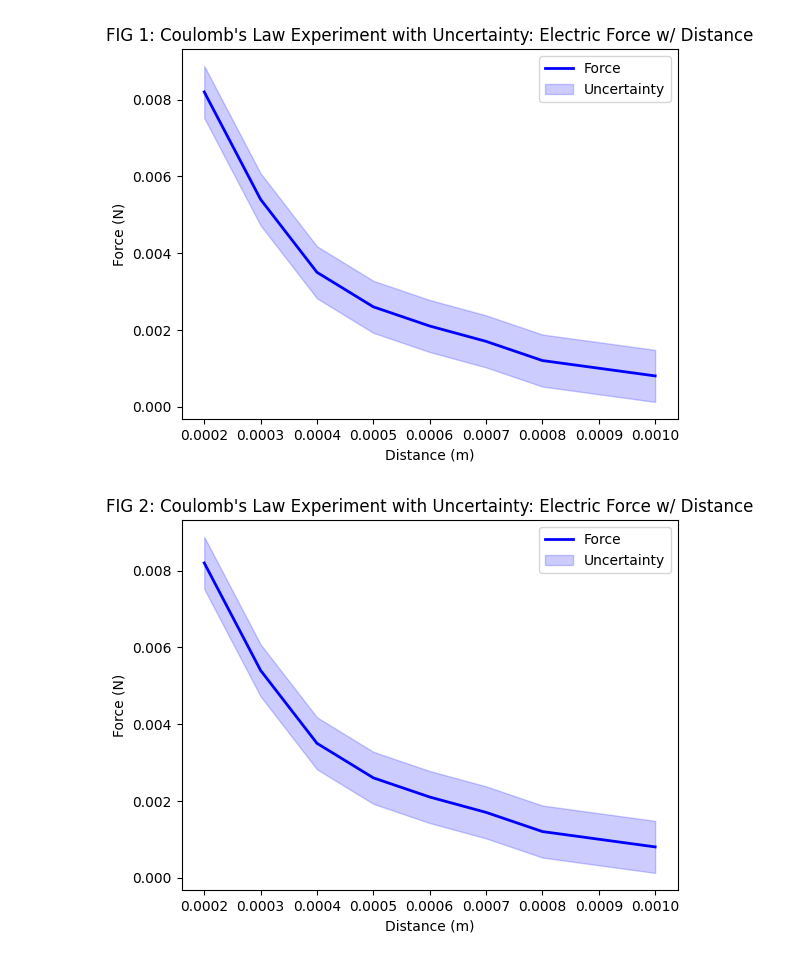
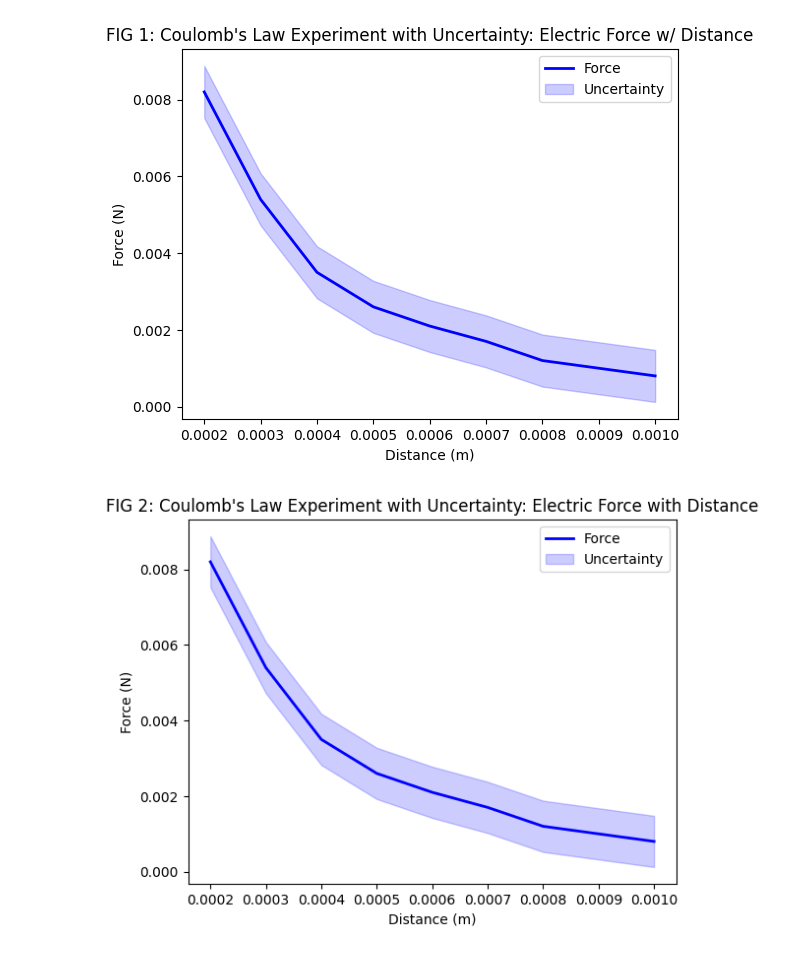
Before and after one commit to Avesta03/Electrostatics-Lab-Report-Analysis, a Jupyter notebook: analysis.ipynb, the cells around one changed output. Saved outputs shown, nothing was run; the diff lists cells and outputs as text; code cells hidden in the pictures.

```diff
--- a/analysis.ipynb
+++ b/analysis.ipynb
@@ -175,21 +175,21 @@ plt.show()
 # %%
 # {We have to sort data for a smoother line graph}
 sorted_indices = df['Distance'].argsort()
 sorted_distance = df['Distance'][sorted_indices]
 sorted_force = df['Force'][sorted_indices]
 sorted_distance_error = df['Distance_Error'][sorted_indices]
 sorted_force_error = df['Force_Error'][sorted_indices]
 
 # LINE GRAPH WITH SHADED(!!) UNCERTAINTY AREA :)
 plt.plot(sorted_distance, sorted_force, label='Force', color='blue', linewidth=2)
 plt.fill_between(sorted_distance, sorted_force - sorted_force_error, sorted_force + sorted_force_error, color='blue', alpha=0.2, label='Uncertainty')
 
 plt.xlabel('Distance (m)')
 plt.ylabel('Force (N)')
-plt.title('FIG 2: Coulomb\'s Law Experiment with Uncertainty: Electric Force w/ Distance')
+plt.title('FIG 2: Coulomb\'s Law Experiment with Uncertainty: Electric Force with Distance')
 
 plt.legend()
 
 plt.show()
 # %% [output]
-[figure, old version]
+[figure, new version]
```
Also changed, not shown: parts of 1 cell of this notebook.
